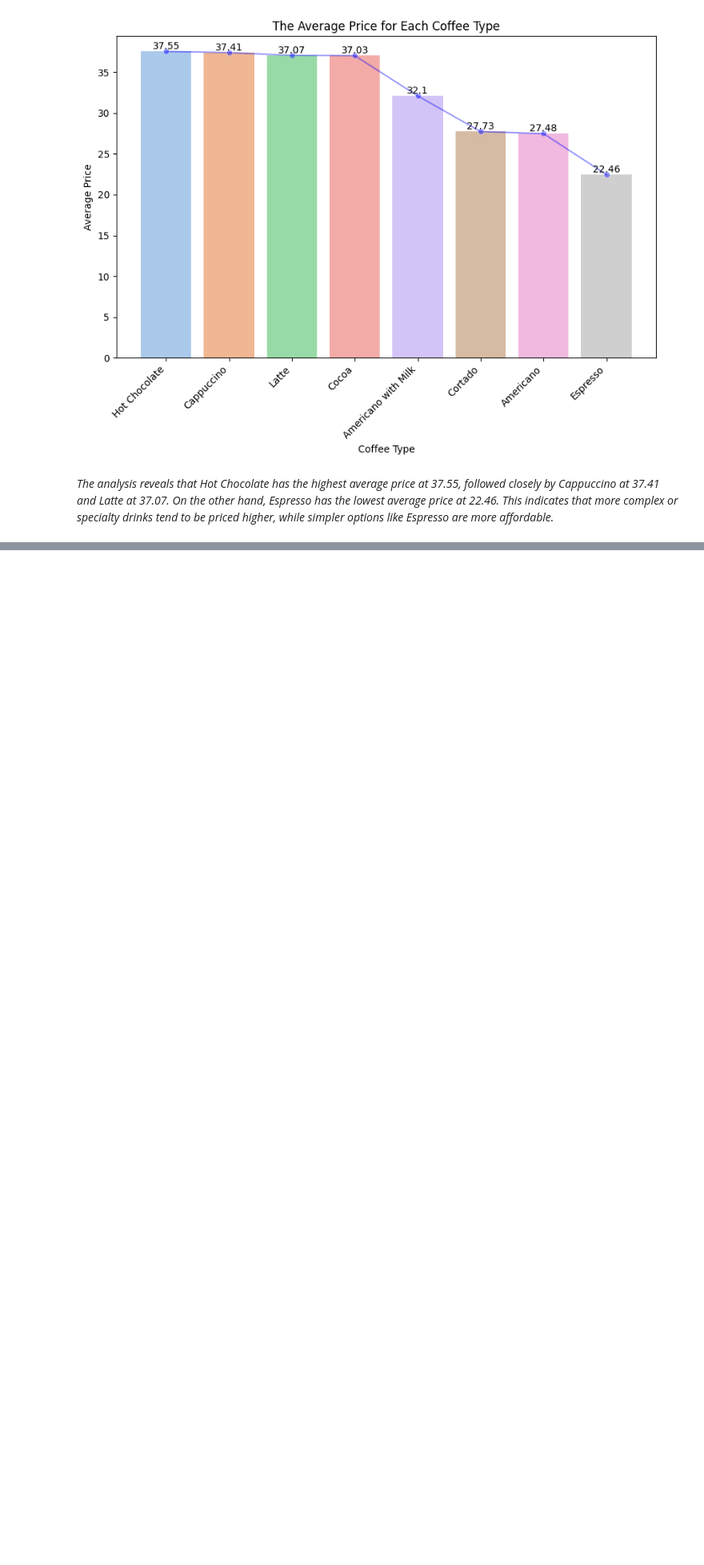
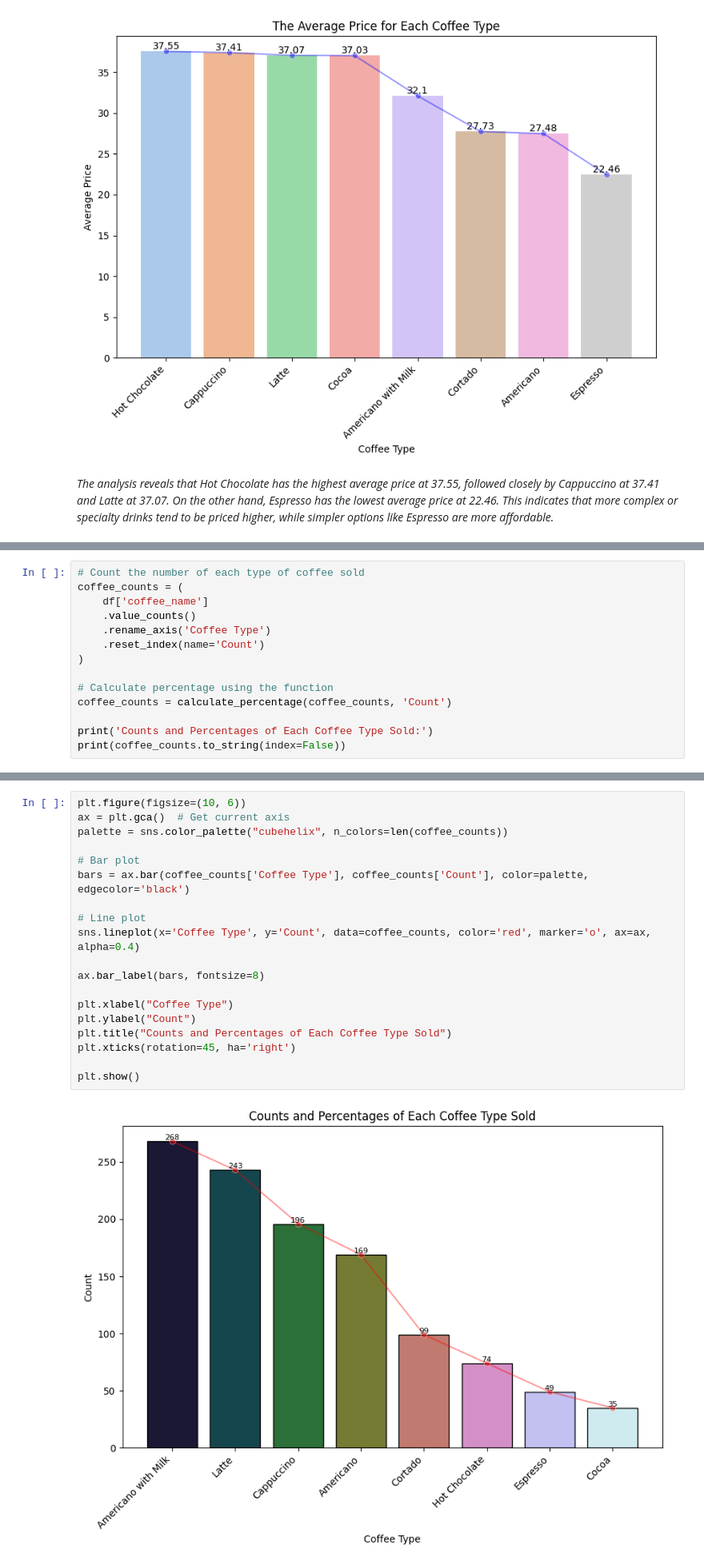
Before and after one commit to Viktoriia-Shalaieva/Coffee_Sales_Data_Analysis, a Jupyter notebook: Python/coffee_sales.ipynb, the cells around one changed output, grey strips where cells are left out. Shown at 80% size. Drawn from its saved outputs; the diff is of its cells as text; blank space fills up the shorter version.

Commit message:
Number of Coffee Sales by Coffee Type

```diff
--- a/Python/coffee_sales.ipynb
+++ b/Python/coffee_sales.ipynb
@@ -436,0 +441,14 @@ plt.show()
+# %%
+# Count the number of each type of coffee sold
+coffee_counts = (
+    df['coffee_name']
+    .value_counts()
+    .rename_axis('Coffee Type')
+    .reset_index(name='Count')
+)
+
+# Calculate percentage using the function
+coffee_counts = calculate_percentage(coffee_counts, 'Count')
+
+print('Counts and Percentages of Each Coffee Type Sold:')
+print(coffee_counts.to_string(index=False))
@@ -436,0 +466,21 @@ plt.show()
+# %%
+plt.figure(figsize=(10, 6))
+ax = plt.gca()  # Get current axis
+palette = sns.color_palette("cubehelix", n_colors=len(coffee_counts))
+
+# Bar plot
+bars = ax.bar(coffee_counts['Coffee Type'], coffee_counts['Count'], color=palette, edgecolor='black')
+
+# Line plot
+sns.lineplot(x='Coffee Type', y='Count', data=coffee_counts, color='red', marker='o', ax=ax, alpha=0.4)
+
+ax.bar_label(bars, fontsize=8)
+
+plt.xlabel("Coffee Type")
+plt.ylabel("Count")
+plt.title("Counts and Percentages of Each Coffee Type Sold")
+plt.xticks(rotation=45, ha='right')
+
+plt.show()
+# %% [output]
+[figure, added]
```
Also changed, not shown: parts of 3 cells of this notebook.
